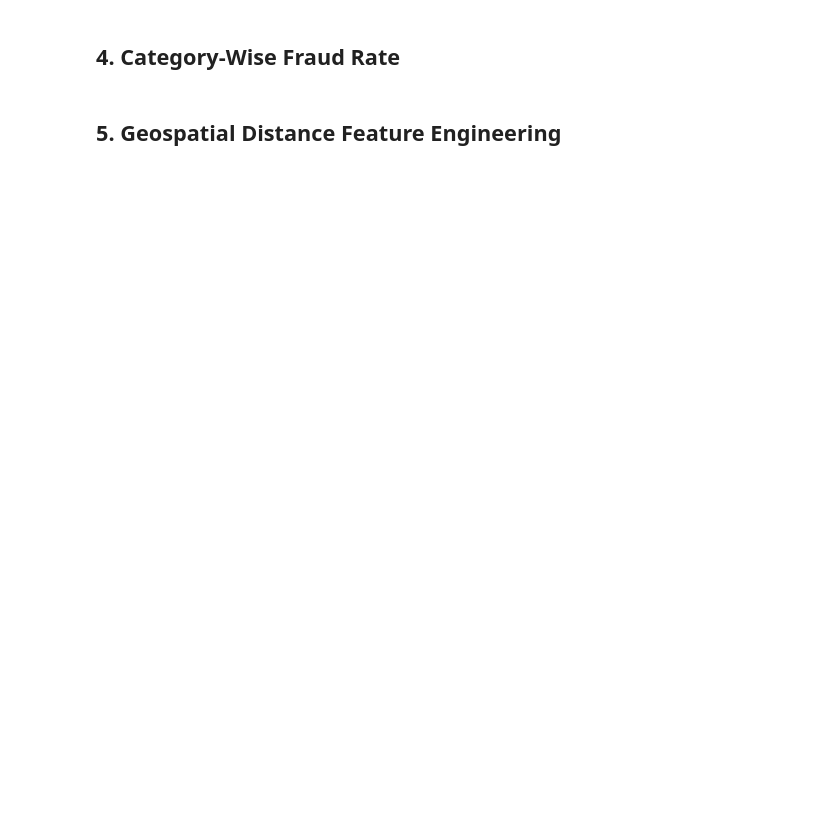
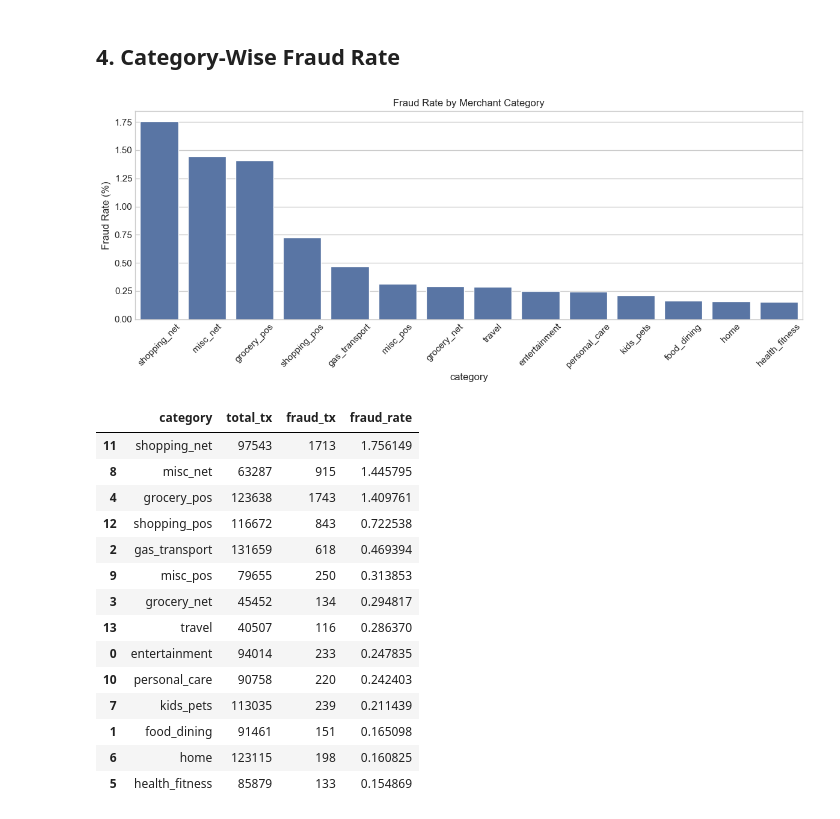
Before and after one commit to krishnagupta7171/Sentinel-risk-engine, a Jupyter notebook: notebooks/notebook1_eda.ipynb, the cells around one changed output. Drawn from its saved outputs; the diff is of its cells as text; code cells hidden in the pictures; blank space fills up the shorter version.

```diff
--- a/notebooks/notebook1_eda.ipynb
+++ b/notebooks/notebook1_eda.ipynb
@@ -67,20 +124,37 @@ plt.show()
 # %% [markdown]
 ## 4. Category-Wise Fraud Rate
 # %%
-cat_summary = df.groupby('category').agg(
-    total_tx=('is_fraud', 'count'),
-    fraud_tx=('is_fraud', 'sum'),
-    fraud_rate=('is_fraud', 'mean')
-).sort_values(by='fraud_rate', ascending=False)
+category_stats = df.groupby("category").agg(
+    total_tx=("is_fraud", "count"),
+    fraud_tx=("is_fraud", "sum"),
+    fraud_rate=("is_fraud", "mean")
+).reset_index()
 
-print(cat_summary)
+category_stats["fraud_rate"] *= 100
+category_stats = category_stats.sort_values("fraud_rate", ascending=False)
 
-plt.figure(figsize=(12, 5))
-sns.barplot(x=cat_summary.index, y=cat_summary['fraud_rate'] * 100, palette='magma')
-plt.xticks(rotation=45, ha='right')
-plt.title('Fraud Rate by Transaction Category (%)')
-plt.ylabel('Fraud Rate (%)')
+sns.barplot(data=category_stats, x="category", y="fraud_rate")
+plt.xticks(rotation=45)
+plt.ylabel("Fraud Rate (%)")
+plt.title("Fraud Rate by Merchant Category")
 plt.tight_layout()
 plt.show()
+
+category_stats
+# %% [output]
+[figure, added]
+|  | category | total_tx | fraud_tx | fraud_rate |
+| 11 | shopping_net | 97543 | 1713 | 1.756149 |
+| 8 | misc_net | 63287 | 915 | 1.445795 |
+| 4 | grocery_pos | 123638 | 1743 | 1.409761 |
+| 12 | shopping_pos | 116672 | 843 | 0.722538 |
+| 2 | gas_transport | 131659 | 618 | 0.469394 |
+| 9 | misc_pos | 79655 | 250 | 0.313853 |
+| 3 | grocery_net | 45452 | 134 | 0.294817 |
+| 13 | travel | 40507 | 116 | 0.286370 |
+| 0 | entertainment | 94014 | 233 | 0.247835 |
+| 10 | personal_care | 90758 | 220 | 0.242403 |
+| 7 | kids_pets | 113035 | 239 | 0.211439 |
+| 1 | food_dining | 91461 | 151 | 0.165098 |
+| 6 | home | 123115 | 198 | 0.160825 |
+| 5 | health_fitness | 85879 | 133 | 0.154869 |
-# %% [markdown]
-## 5. Geospatial Distance Feature Engineering
```
Also changed, not shown: parts of 24 cells of this notebook.
